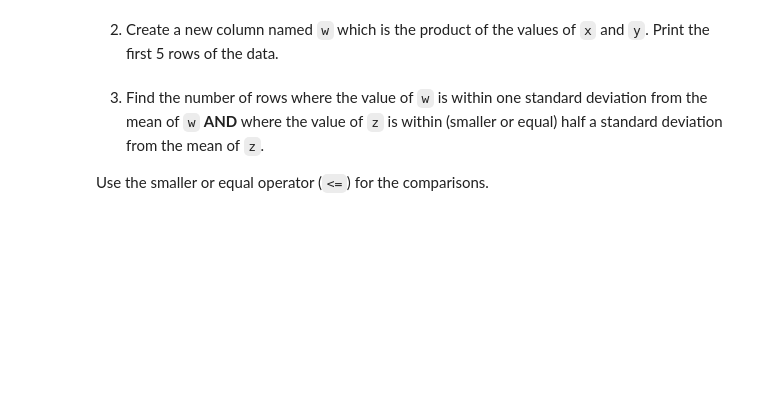
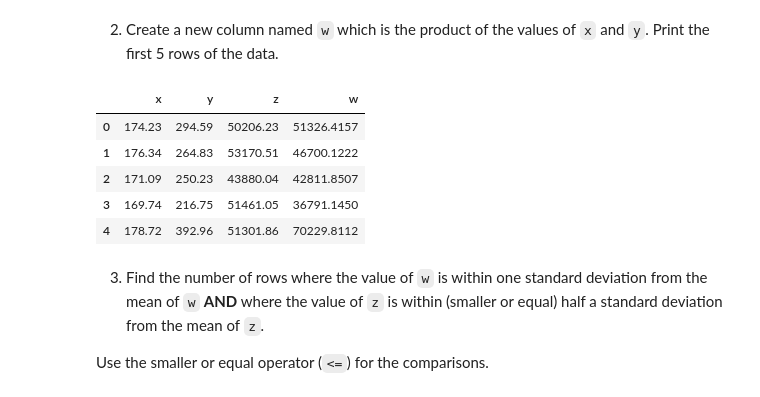
Before and after one commit to 0ctave/2022SAR-T07, a Jupyter notebook: course_files/session2/Session02-02-Pandas.ipynb, the cells around one changed output. Saved outputs shown, nothing was run; the diff lists cells and outputs as text; code cells hidden in the pictures; blank space fills up the shorter version.

```diff
--- a/course_files/session2/Session02-02-Pandas.ipynb
+++ b/course_files/session2/Session02-02-Pandas.ipynb
@@ -38,5 +74,15 @@ df_remote.tail(3)
 # %% [markdown]
 2. Create a new column named `w` which is the product of the values of `x` and `y`. Print the first 5 rows of the data.
+# %%
+df_remote['w'] = df_remote.x*df_remote.y
+df_remote.head()
+# %% [output]
+|  | x | y | z | w |
+| 0 | 174.23 | 294.59 | 50206.23 | 51326.4157 |
+| 1 | 176.34 | 264.83 | 53170.51 | 46700.1222 |
+| 2 | 171.09 | 250.23 | 43880.04 | 42811.8507 |
+| 3 | 169.74 | 216.75 | 51461.05 | 36791.1450 |
+| 4 | 178.72 | 392.96 | 51301.86 | 70229.8112 |
 # %% [markdown]
 3. Find the number of rows where the value of `w` is within one standard deviation from the mean of `w` **AND** where the value of `z` is within (smaller or equal) half a standard deviation from the mean of `z`.
 
```
Also changed, not shown: parts of 3 cells of this notebook, 1 other file.
